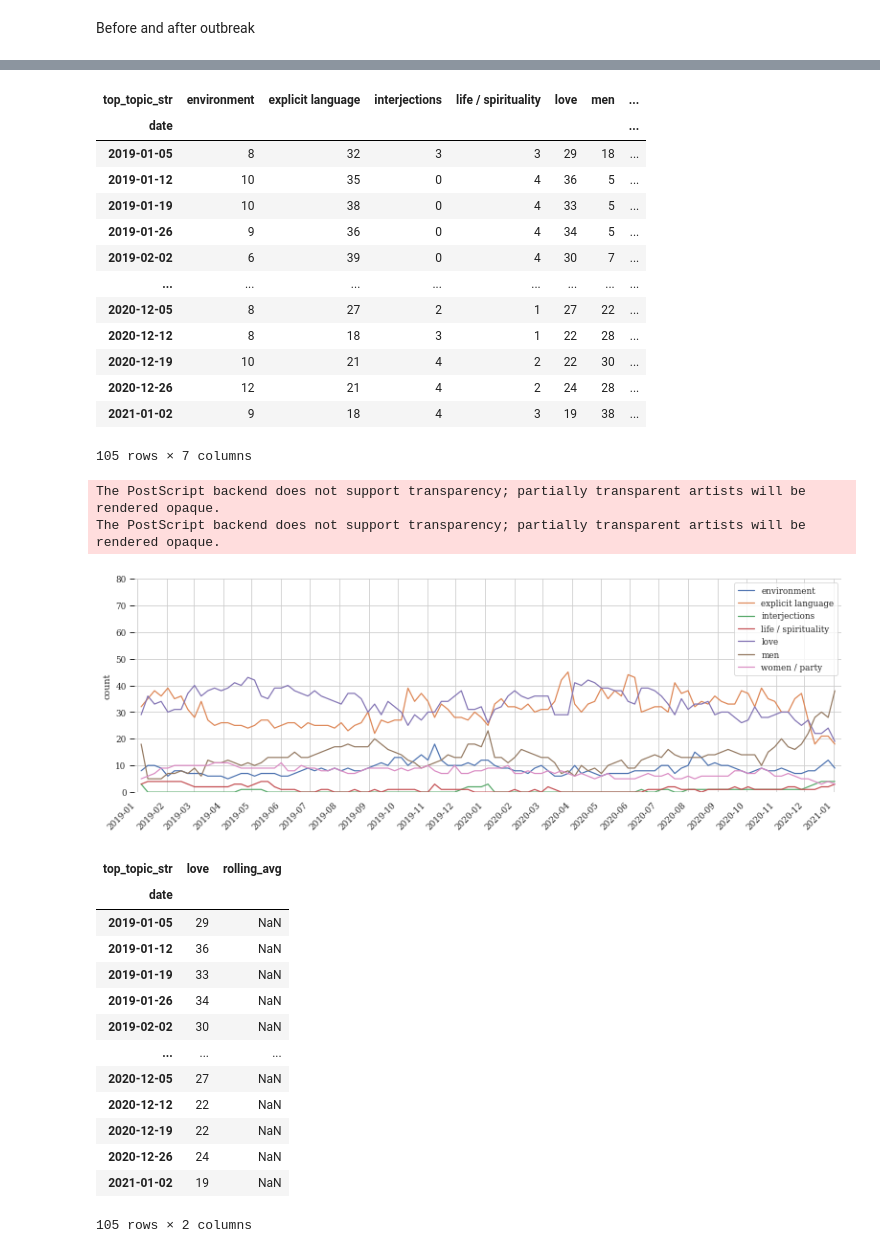
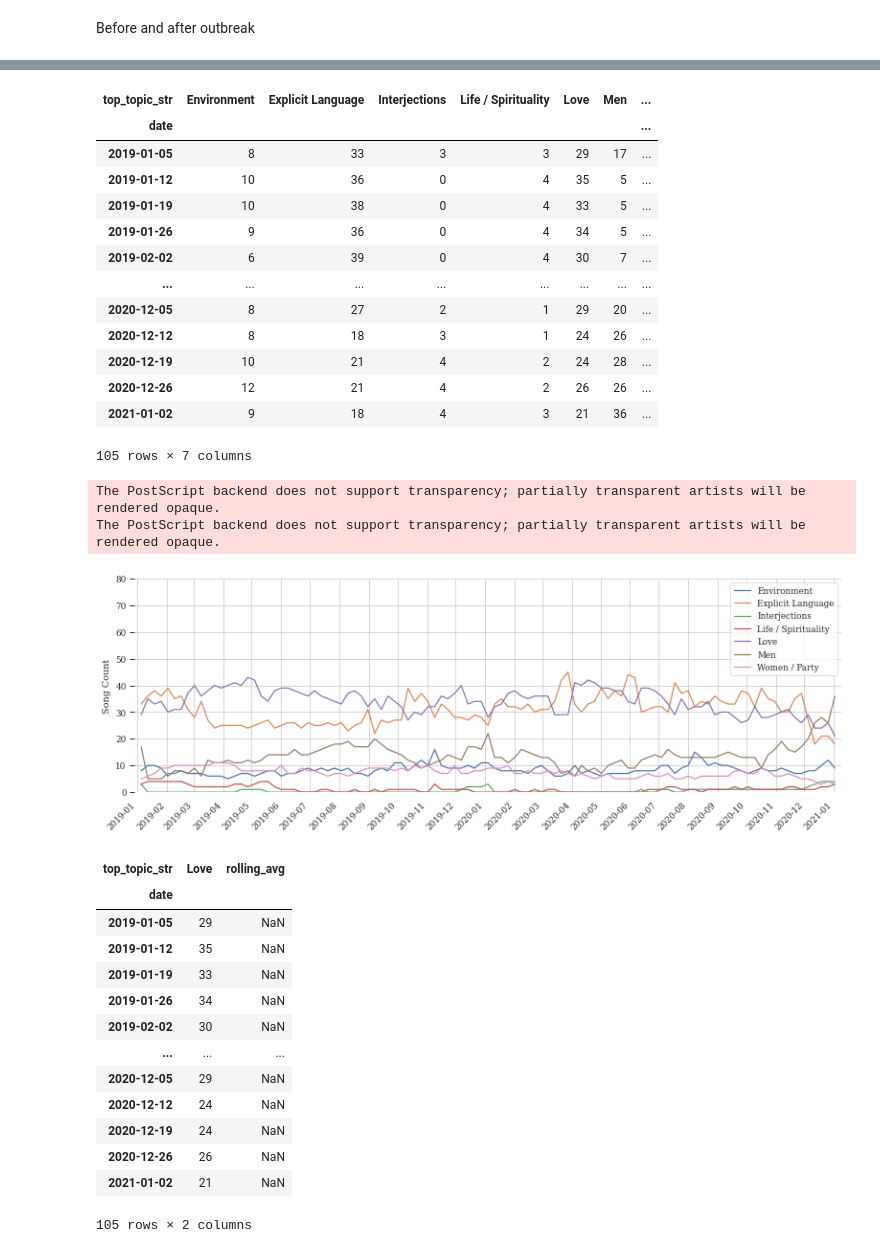
Before and after one commit to FelixSiegfriedRiedel/chart-lyrics-analysis, a Jupyter notebook: src/notebooks/topic_modeling.ipynb, the cells around one changed output, grey strips where cells are left out. Cells and saved outputs as stored; diff of their text form; code cells hidden in the pictures.

```diff
--- a/src/notebooks/topic_modeling.ipynb
+++ b/src/notebooks/topic_modeling.ipynb
@@ -21,6 +21,21 @@ from gensim.models import TfidfModel
 
 import pyLDAvis
 import pyLDAvis.gensim_models
+from gensim.models.callbacks import Metric
+
+class ProgressBar(Metric):
+    """Metric class for perplexity evaluation."""
+    def __init__(self, corpus=None, logger=None, viz_env=None, title=None, passes=None):
+        self.corpus = corpus
+        self.logger = logger
+        self.viz_env = viz_env
+        self.title = title
+        self.i = 0
+        self.passes = passes
+
+    def get_value(self, **kwargs):
+        self.i+=1
+        printProgressBar(self.i, self.passes, prefix='Progress:', suffix='Complete', length=50)
 
 import spacy
 
@@ -277,7 +292,12 @@ global id2word dictionary to have consistent id and word mapping
 # %%
 all_docs = lyrics_docs.copy()
 all_docs.extend(azlyrics_docs)
-id2word = corpora.Dictionary(all_docs)
+
+try:
+    azlyrics_lda_model = gensim.models.ldamodel.LdaModel.load('../../gensim/models/azlyrics_lda')
+    id2word = azlyrics_lda_model.id2word
+except FileNotFoundError:
+    id2word = corpora.Dictionary(all_docs)
 # %% [markdown]
 ### Lyrics
 # %%
@@ -345,7 +365,6 @@ except FileNotFoundError:
                                                          passes=20,
                                                          alpha='auto',
                                                          iterations=200,
-                                                         random_state=1,
                                                          callbacks=[progress_bar])
     azlyrics_lda_model.save('../../gensim/models/azlyrics_lda')
 # %% [markdown]
@@ -434,3 +443,13 @@ topic_names = {
+# %%
+topic_names = {
+    0 : 'Men',
+    1 : 'Love',
+    2 : 'Explicit Language',
+    3 : 'Life / Spirituality',
+    4 : 'Environment',
+    5 : 'Interjections',
+    6 : 'Women / Party',
+}
 # %%
 def get_topics(index, lda_corpus):
     topics = {}
@@ -587,24 +641,21 @@ plt.show()
 topic_count_dt = pd.crosstab(index=bb_t100_topics['date'], columns=bb_t100_topics['top_topic_str'])
 topic_count_dt
 # %% [output]
-| top_topic_str | environment | explicit language | interjections | life / spirituality | love | men | ... |
+| top_topic_str | Environment | Explicit Language | Interjections | Life / Spirituality | Love | Men | ... |
 | date |  |  |  |  |  |  | ... |
-| 2019-01-05 | 8 | 32 | 3 | 3 | 29 | 18 | ... |
-| 2019-01-12 | 10 | 35 | 0 | 4 | 36 | 5 | ... |
+| 2019-01-05 | 8 | 33 | 3 | 3 | 29 | 17 | ... |
+| 2019-01-12 | 10 | 36 | 0 | 4 | 35 | 5 | ... |
 | 2019-01-19 | 10 | 38 | 0 | 4 | 33 | 5 | ... |
 | 2019-01-26 | 9 | 36 | 0 | 4 | 34 | 5 | ... |
 | 2019-02-02 | 6 | 39 | 0 | 4 | 30 | 7 | ... |
 | ... | ... | ... | ... | ... | ... | ... | ... |
-| 2020-12-05 | 8 | 27 | 2 | 1 | 27 | 22 | ... |
-| 2020-12-12 | 8 | 18 | 3 | 1 | 22 | 28 | ... |
-| 2020-12-19 | 10 | 21 | 4 | 2 | 22 | 30 | ... |
-| 2020-12-26 | 12 | 21 | 4 | 2 | 24 | 28 | ... |
-| 2021-01-02 | 9 | 18 | 4 | 3 | 19 | 38 | ... |
+| 2020-12-05 | 8 | 27 | 2 | 1 | 29 | 20 | ... |
+| 2020-12-12 | 8 | 18 | 3 | 1 | 24 | 26 | ... |
+| 2020-12-19 | 10 | 21 | 4 | 2 | 24 | 28 | ... |
+| 2020-12-26 | 12 | 21 | 4 | 2 | 26 | 26 | ... |
+| 2021-01-02 | 9 | 18 | 4 | 3 | 21 | 36 | ... |
 105 rows × 7 columns
 # %%
-sns.set_theme(context='paper', font='serif', style='whitegrid')
-sns.set_style({'axes.grid' : False})
-
 fig = plt.figure(figsize=(11, 4))
 axes = fig.subplots()
 
@@ -620,7 +671,7 @@ for k,v in axes.spines.items():
 axes.xaxis.set_major_locator(loc)
 axes.xaxis.set_major_formatter(matplotlib.dates.AutoDateFormatter(loc))
 axes.set_xlabel(xlabel=None)
-axes.set_ylabel(ylabel='count')
+axes.set_ylabel(ylabel='Song Count')
 axes.set_ylim(0,80)
 axes.grid()
 plt.gcf().autofmt_xdate()
@@ -635,25 +686,25 @@ plt.close()
 # %% [output]
 The PostScript backend does not support transparency; partially transparent artists will be rendered opaque.
 The PostScript backend does not support transparency; partially transparent artists will be rendered opaque.
-[figure, old version]
+[figure, new version]
 # %%
 love_dt = topic_count_dt
-love_dt['rolling_avg'] = love_dt['love'].rolling(12).mean().shift(-5)
-love_dt = love_dt[['love', 'rolling_avg']]
+love_dt['rolling_avg'] = love_dt['Love'].rolling(12).mean().shift(-5)
+love_dt = love_dt[['Love', 'rolling_avg']]
 love_dt
 # %% [output]
-| top_topic_str | love | rolling_avg |
+| top_topic_str | Love | rolling_avg |
 | date |  |  |
 | 2019-01-05 | 29 | NaN |
-| 2019-01-12 | 36 | NaN |
+| 2019-01-12 | 35 | NaN |
 | 2019-01-19 | 33 | NaN |
 | 2019-01-26 | 34 | NaN |
 | 2019-02-02 | 30 | NaN |
 | ... | ... | ... |
-| 2020-12-05 | 27 | NaN |
-| 2020-12-12 | 22 | NaN |
-| 2020-12-19 | 22 | NaN |
-| 2020-12-26 | 24 | NaN |
-| 2021-01-02 | 19 | NaN |
+| 2020-12-05 | 29 | NaN |
+| 2020-12-12 | 24 | NaN |
+| 2020-12-19 | 24 | NaN |
+| 2020-12-26 | 26 | NaN |
+| 2021-01-02 | 21 | NaN |
 105 rows × 2 columns
 # %%
```
Also changed, not shown: parts of 19 cells of this notebook, 14 other files.
